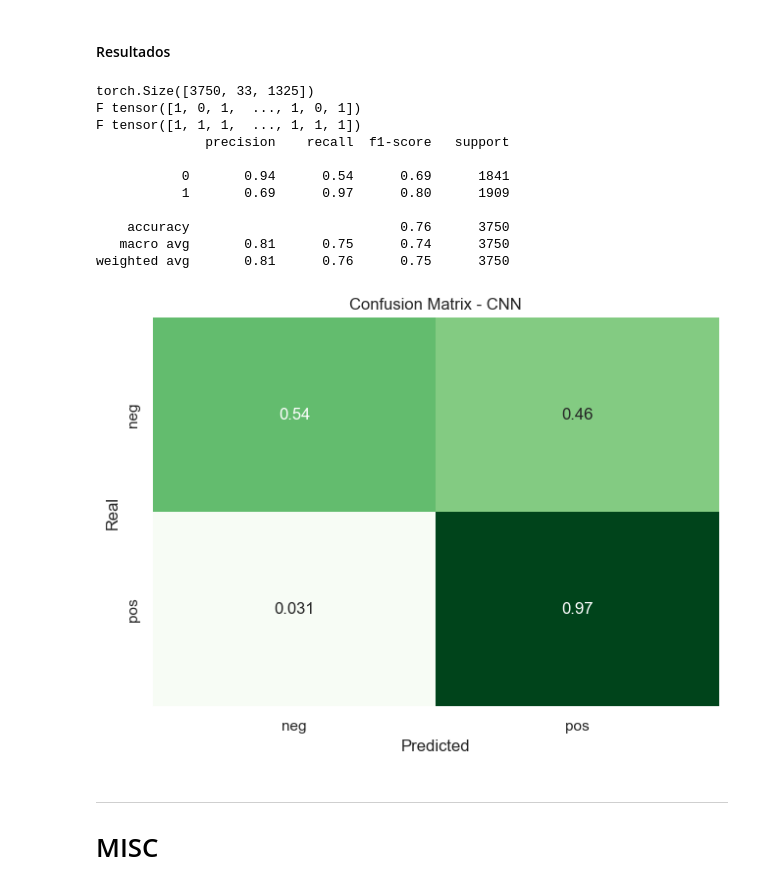
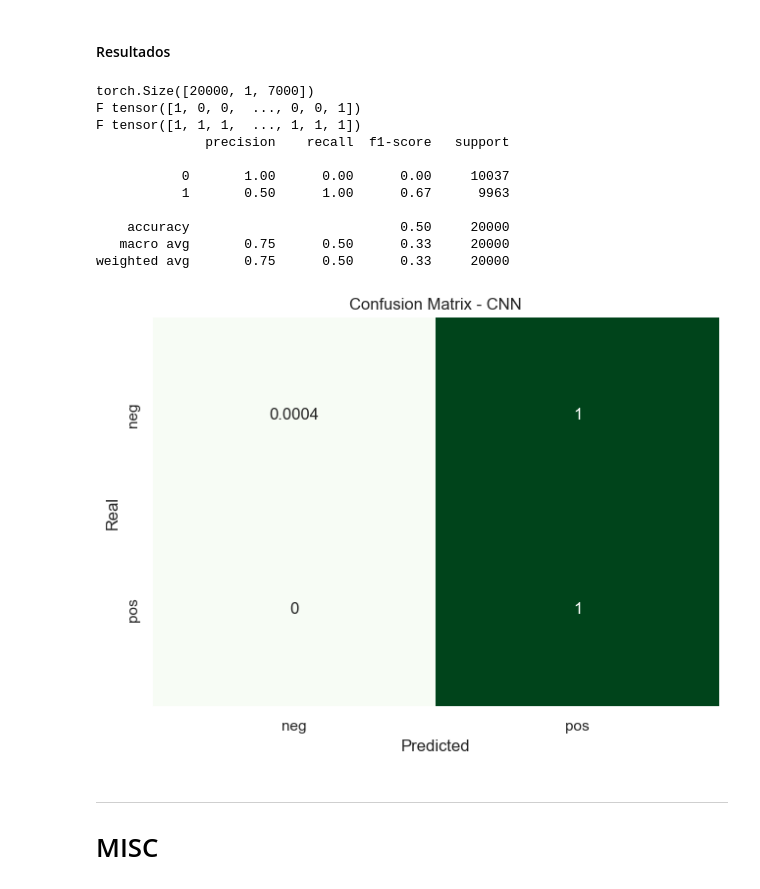
Before and after one commit to Adrian-Cespedes/Proy4-ML, a Jupyter notebook: mainCNN.ipynb, the cells around one changed output. Cells and saved outputs as stored; diff of their text form; code cells hidden in the pictures.

```diff
--- a/mainCNN.ipynb
+++ b/mainCNN.ipynb
@@ -338,3 +454,9 @@ y_test_cq = label_encoder.transform(df_test_cq['label'])
+# %%
+from sklearn.preprocessing import LabelEncoder
+
+label_encoder = LabelEncoder()
+y_train_wd = label_encoder.fit_transform(df_train_words['label'])
+y_test_wd = label_encoder.transform(df_test_words['label'])
 # %% [markdown]
 ----
 # 3. Experimentación
@@ -546,40 +808,26 @@ cuda:0
 import torch.nn as nn
 
 QUOTE_SIZE = n_features
-ALFABET_SIZE = n_chars
+#ALFABET_SIZE = n_chars
 OUTPUT_SIZE = 2
-DROPOUT_RATE = 0.45
+DROPOUT_RATE = 0.4
 BATCH_SIZE = 32
 
 class CNN(nn.Module):
     def __init__(self):
         super(CNN, self).__init__()
         self.layerConv = nn.Sequential(
-            nn.Conv1d(in_channels=ALFABET_SIZE, out_channels=256, kernel_size=7, stride=1, padding=2),
+            nn.Conv1d(in_channels=1, out_channels=64, kernel_size=7, stride=1),
             nn.ReLU(),
-            nn.MaxPool1d(kernel_size=2, stride=2),
+            nn.MaxPool1d(kernel_size=3),
 
-            nn.Conv1d(in_channels=256, out_channels=256, kernel_size=7, stride=1, padding=2),
+            nn.Conv1d(in_channels=64, out_channels=64, kernel_size=7, stride=1),
             nn.ReLU(),
-            nn.MaxPool1d(kernel_size=2, stride=2),
-
-            nn.Conv1d(in_channels=256, out_channels=256, kernel_size=3, stride=1, padding=2),
-            nn.ReLU(),
-            nn.MaxPool1d(kernel_size=2, stride=2),
-
-            nn.Conv1d(in_channels=256, out_channels=256, kernel_size=3, stride=1, padding=2),
-            nn.ReLU(),
-
-            nn.Conv1d(in_channels=256, out_channels=256, kernel_size=3, stride=1, padding=2),
-            nn.ReLU(),
-
-            nn.Conv1d(in_channels=256, out_channels=256, kernel_size=3, stride=1, padding=2),
-            nn.ReLU(),
-            nn.MaxPool1d(kernel_size=2, stride=2)
+            nn.MaxPool1d(kernel_size=3),
             )
 
         #obtain the size of the output of the convolutional layers
-        output_size = self.layerConv(torch.rand(1, ALFABET_SIZE, QUOTE_SIZE)).size()
+        output_size = self.layerConv(torch.rand(1, 1, QUOTE_SIZE)).size()
         layerFC_input = output_size[1] * output_size[2]
 
         self.layerFC = nn.Sequential(
@@ -615,6 +885,6 @@ optimizer = torch.optim.AdamW(modelCNN.parameters(), lr = 0.005,weight_decay=1e-
 # %%
 # x_test_dv = torch.tensor(x_test.toarray(), dtype=torch.float32)
-x_train_dv = torch.tensor(x_train_cq, dtype=torch.float32)
+x_train_dv = x_train_cq
 #x_train_dv = x_train_dv.reshape(-1, 1, x_train_cq[0].shape[0], x_train_cq[0].shape[1])
 
 print(x_train_dv.shape)
@@ -624,5 +894,5 @@ train_dataset = TensorDataset(x_train_dv, y_train_dv)
 train_loader = DataLoader(train_dataset, batch_size=BATCH_SIZE, shuffle=True)
 
 print("CNN TRAIN")
-train(modelCNN, loss, optimizer, 10, train_loader,"modelCNN_A")
+loss_list = train(modelCNN, loss, optimizer, 10, train_loader,"modelCNN_RT")
 # %% [output]
@@ -635,28 +914,28 @@ Epoch 2: train loss: 0.3999
 #### Resultados
 # %%
 # x_test_dv = torch.tensor(x_test.toarray(), dtype=torch.float32)
-x_test_dv = torch.tensor(x_test_cq, dtype=torch.float32)
+x_test_dv = torch.tensor(x_train_chi2.todense(), dtype=torch.float32)
+x_test_dv = x_test_dv.reshape(-1, 1, n_features)
 print(x_test_dv.shape)
-#x_test_dv = x_test_dv.reshape(-1, 1, n_features)
 
-y_test_dv = torch.tensor(y_test_cq, dtype=torch.long)
+y_test_dv = torch.tensor(y_train, dtype=torch.long)
 test_dataset = TensorDataset(x_test_dv, y_test_dv)
 test_loader = DataLoader(test_dataset, batch_size=BATCH_SIZE, shuffle=True)
 
 test(modelCNN, test_loader, "CNN")
 # %% [output]
-torch.Size([3750, 33, 1325])
-F tensor([1, 0, 1,  ..., 1, 0, 1])
+torch.Size([20000, 1, 7000])
+F tensor([1, 0, 0,  ..., 0, 0, 1])
 F tensor([1, 1, 1,  ..., 1, 1, 1])
               precision    recall  f1-score   support
 
-           0       0.94      0.54      0.69      1841
-           1       0.69      0.97      0.80      1909
+           0       1.00      0.00      0.00     10037
+           1       0.50      1.00      0.67      9963
 
-    accuracy                           0.76      3750
-   macro avg       0.81      0.75      0.74      3750
-weighted avg       0.81      0.76      0.75      3750
+    accuracy                           0.50     20000
+   macro avg       0.75      0.50      0.33     20000
+weighted avg       0.75      0.50      0.33     20000
-[figure, old version]
+[figure, new version]
 # %%
 #Exportar datos a csv
 x_submit_t = torch.tensor(x_submit_chi2.toarray(), dtype=torch.float32)
```
Also changed, not shown: parts of 38 cells of this notebook.
